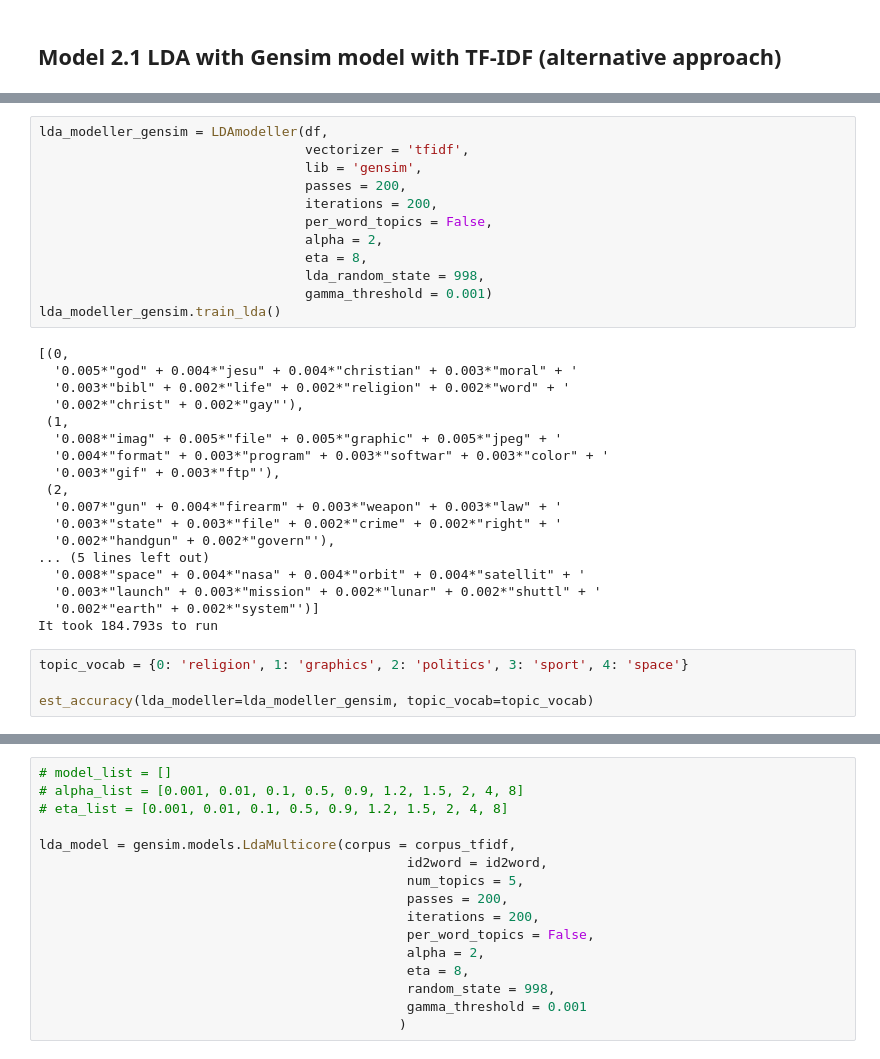
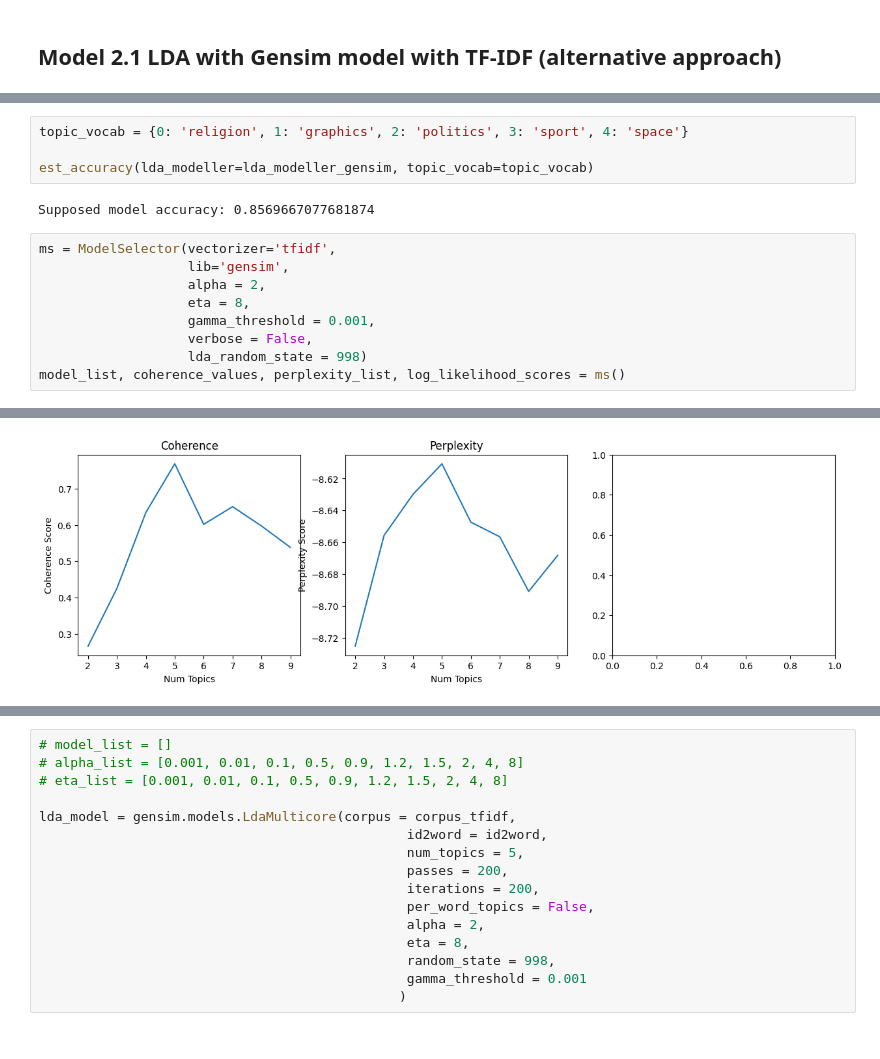
Before and after one commit to CalesSla/NLP_TopicModelling, a Jupyter notebook: TopicModelling_Model_Selection_fetch20.ipynb, the cells around one changed output, grey strips where cells are left out. Drawn from its saved outputs; the diff is of its cells as text.

```diff
--- a/TopicModelling_Model_Selection_fetch20.ipynb
+++ b/TopicModelling_Model_Selection_fetch20.ipynb
@@ -189,35 +213,16 @@ It took 592.561s to run
 # %%
-lda_modeller_gensim = LDAmodeller(df,
-                                  vectorizer = 'tfidf',
-                                  lib = 'gensim',
-                                  passes = 200,
-                                  iterations = 200,
-                                  per_word_topics = False,
-                                  alpha = 2,
-                                  eta = 8,
-                                  lda_random_state = 998,
-                                  gamma_threshold = 0.001)
-lda_modeller_gensim.train_lda()
+topic_vocab = {0: 'religion', 1: 'graphics', 2: 'politics', 3: 'sport', 4: 'space'}
+
+est_accuracy(lda_modeller=lda_modeller_gensim, topic_vocab=topic_vocab)
 # %% [output]
-[(0,
-  '0.005*"god" + 0.004*"jesu" + 0.004*"christian" + 0.003*"moral" + '
-  '0.003*"bibl" + 0.002*"life" + 0.002*"religion" + 0.002*"word" + '
-  '0.002*"christ" + 0.002*"gay"'),
- (1,
-  '0.008*"imag" + 0.005*"file" + 0.005*"graphic" + 0.005*"jpeg" + '
-  '0.004*"format" + 0.003*"program" + 0.003*"softwar" + 0.003*"color" + '
-  '0.003*"gif" + 0.003*"ftp"'),
- (2,
-  '0.007*"gun" + 0.004*"firearm" + 0.003*"weapon" + 0.003*"law" + '
-  '0.003*"state" + 0.003*"file" + 0.002*"crime" + 0.002*"right" + '
-  '0.002*"handgun" + 0.002*"govern"'),
-... (5 lines left out)
-  '0.008*"space" + 0.004*"nasa" + 0.004*"orbit" + 0.004*"satellit" + '
-  '0.003*"launch" + 0.003*"mission" + 0.002*"lunar" + 0.002*"shuttl" + '
-  '0.002*"earth" + 0.002*"system"')]
-It took 184.793s to run
+Supposed model accuracy: 0.8569667077681874
 # %%
-topic_vocab = {0: 'religion', 1: 'graphics', 2: 'politics', 3: 'sport', 4: 'space'}
-
-est_accuracy(lda_modeller=lda_modeller_gensim, topic_vocab=topic_vocab)
+ms = ModelSelector(vectorizer='tfidf',
+                   lib='gensim',
+                   alpha = 2,
+                   eta = 8,
+                   gamma_threshold = 0.001,
+                   verbose = False,
+                   lda_random_state = 998)
+model_list, coherence_values, perplexity_list, log_likelihood_scores = ms()
 # %% [output]
@@ -225 +238,2 @@ Supposed model accuracy: 0.8569667077681874
+[figure, added]
 # %%
```
Also changed, not shown: parts of 14 cells of this notebook.
